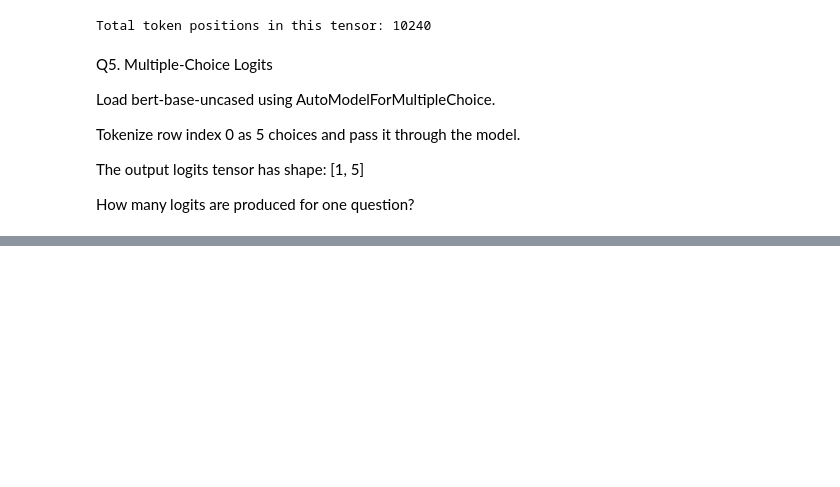
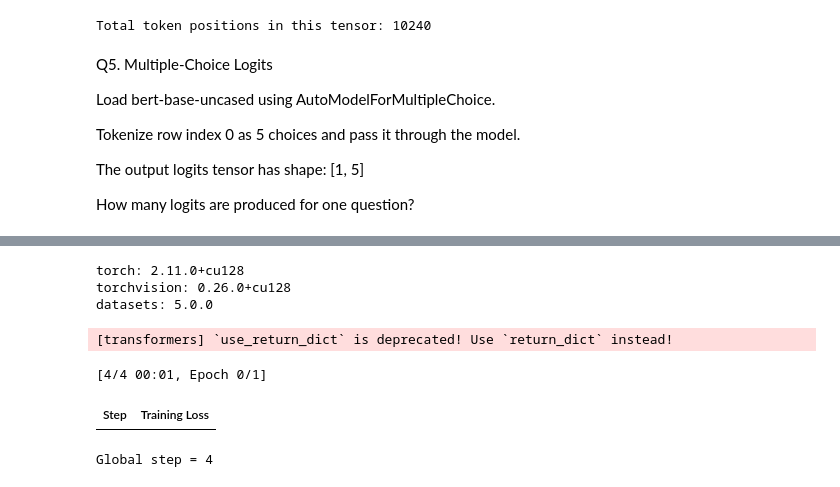
Before and after one commit to KalyanDath/dl-genai-project-26-t2, a Jupyter notebook: notebooks/Milestone_4.ipynb, the cells around one changed output, grey strips where cells are left out. Drawn from its saved outputs; the diff is of its cells as text; code cells hidden in the pictures; blank space fills up the shorter version.

```diff
--- a/notebooks/Milestone_4.ipynb
+++ b/notebooks/Milestone_4.ipynb
@@ -142,3 +145,6 @@ The output logits tensor has shape:
 [1, 5]
 
 How many logits are produced for one question?
+# %%
+from transformers import AutoModelForMultipleChoice
+model = AutoModelForMultipleChoice.from_pretrained(MODEL)
@@ -144,0 +361,49 @@ How many logits are produced for one question?
+# %%
+train32_df = train_df.head(32)
+
+dataset = Dataset.from_pandas(train32_df)
+dataset = dataset.map(tokenize)
+dataset = dataset.remove_columns(
+    ["prompt", 'A', 'B', 'C', 'D', 'E', 'answer']
+)
+
+dataset.set_format(
+    type="torch",
+    columns=["input_ids", "attention_mask", "labels"]
+)
+
+
+training_arguments = TrainingArguments(
+    output_dir = "./outputs",
+    per_device_train_batch_size = 4,
+    gradient_accumulation_steps = 1,
+    max_steps = 4,
+
+)
+
+trainer = Trainer(
+    model = model,
+    args = training_arguments,
+    train_dataset = dataset
+)
+# %%
+import torch
+import torchvision
+import datasets
+
+print("torch:", torch.__version__)
+print("torchvision:", torchvision.__version__)
+print("datasets:", datasets.__version__)
+# %% [output]
+torch: 2.11.0+cu128
+torchvision: 0.26.0+cu128
+datasets: 5.0.0
+# %%
+trainer.train()
+
+print(f"Global step = {trainer.state.global_step}")
+# %% [output]
+[transformers] `use_return_dict` is deprecated! Use `return_dict` instead!
+[4/4 00:01, Epoch 0/1]
+| Step | Training Loss |
+Global step = 4
```
Also changed, not shown: parts of 21 cells of this notebook.
